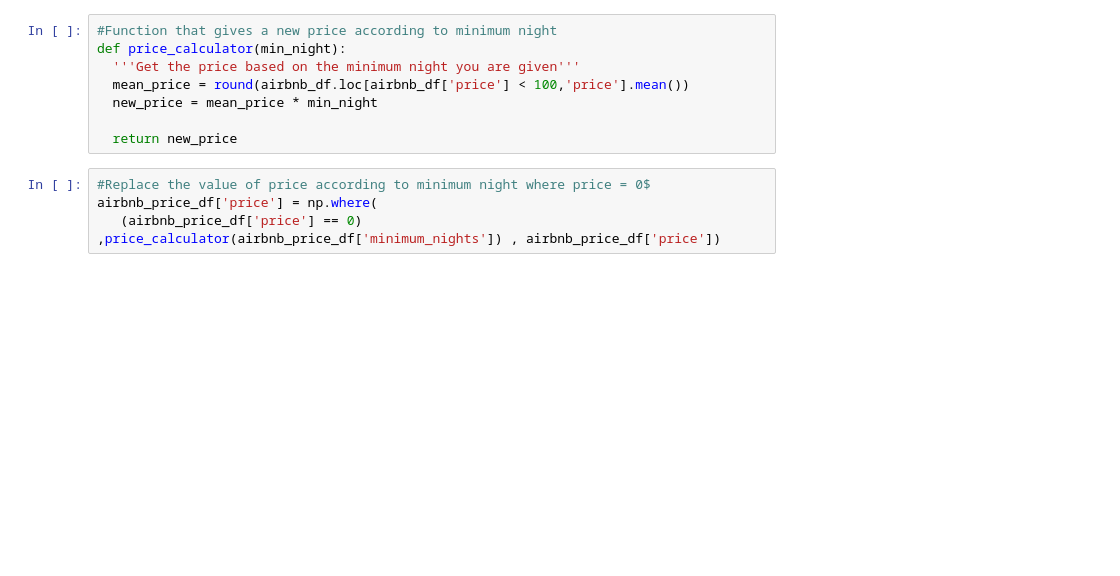
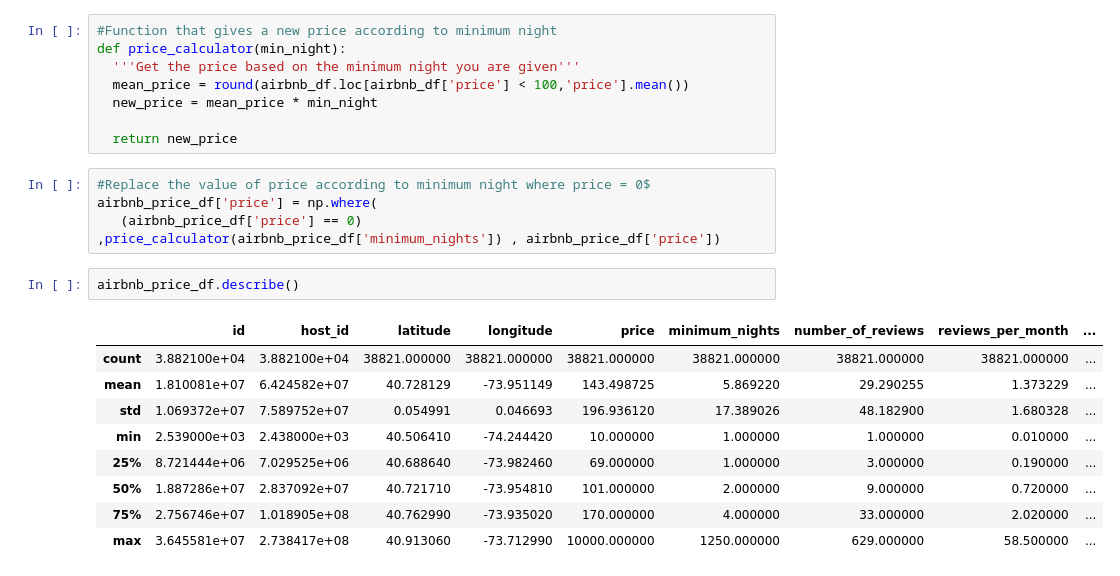
Before and after one commit to HarshivBhatt/EDA_Project_Airbnb_booking_Analysis-Self-.ipynb, a Jupyter notebook: EDA_Project_Airbnb_booking_Analysis.ipynb, the cells around one changed output. Drawn from its saved outputs; the diff is of its cells as text; blank space fills up the shorter version.

```diff
--- a/EDA_Project_Airbnb_booking_Analysis.ipynb
+++ b/EDA_Project_Airbnb_booking_Analysis.ipynb
@@ -207,3 +207,15 @@ def price_calculator(min_night):
 #Replace the value of price according to minimum night where price = 0$
 airbnb_price_df['price'] = np.where(
    (airbnb_price_df['price'] == 0) ,price_calculator(airbnb_price_df['minimum_nights']) , airbnb_price_df['price'])
+# %%
+airbnb_price_df.describe()
+# %% [output]
+|  | id | host_id | latitude | longitude | price | minimum_nights | number_of_reviews | reviews_per_month | ... |
+| count | 3.882100e+04 | 3.882100e+04 | 38821.000000 | 38821.000000 | 38821.000000 | 38821.000000 | 38821.000000 | 38821.000000 | ... |
+| mean | 1.810081e+07 | 6.424582e+07 | 40.728129 | -73.951149 | 143.498725 | 5.869220 | 29.290255 | 1.373229 | ... |
+| std | 1.069372e+07 | 7.589752e+07 | 0.054991 | 0.046693 | 196.936120 | 17.389026 | 48.182900 | 1.680328 | ... |
+| min | 2.539000e+03 | 2.438000e+03 | 40.506410 | -74.244420 | 10.000000 | 1.000000 | 1.000000 | 0.010000 | ... |
+| 25% | 8.721444e+06 | 7.029525e+06 | 40.688640 | -73.982460 | 69.000000 | 1.000000 | 3.000000 | 0.190000 | ... |
+| 50% | 1.887286e+07 | 2.837092e+07 | 40.721710 | -73.954810 | 101.000000 | 2.000000 | 9.000000 | 0.720000 | ... |
+| 75% | 2.756746e+07 | 1.018905e+08 | 40.762990 | -73.935020 | 170.000000 | 4.000000 | 33.000000 | 2.020000 | ... |
+| max | 3.645581e+07 | 2.738417e+08 | 40.913060 | -73.712990 | 10000.000000 | 1250.000000 | 629.000000 | 58.500000 | ... |
```
Also changed, not shown: parts of 4 cells of this notebook.
